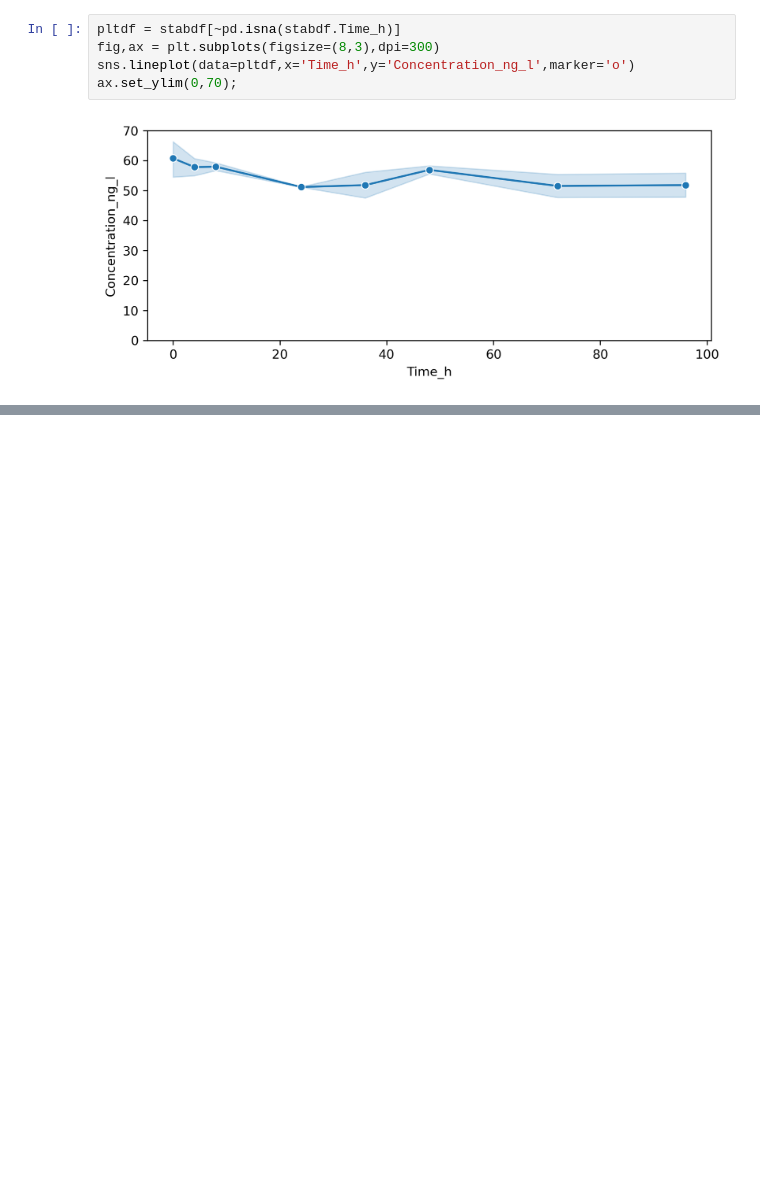
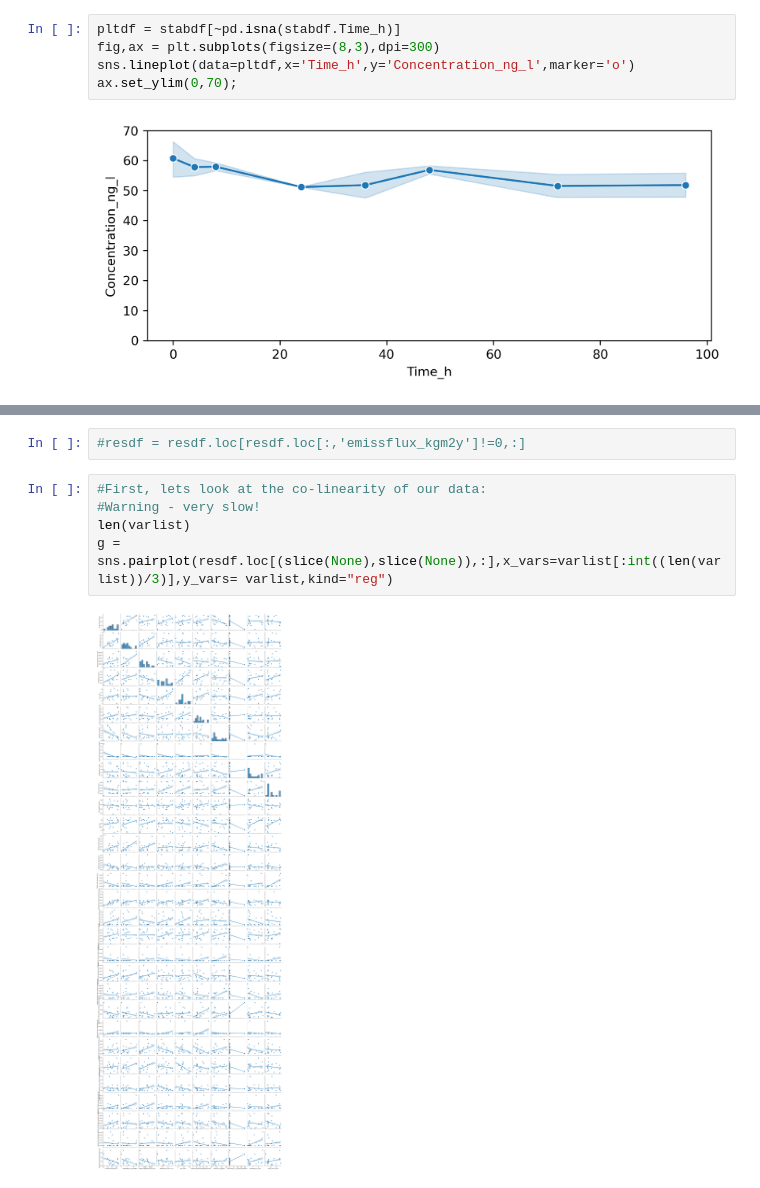
Before and after one commit to tfmrodge/CIVL562_EnvData, a Jupyter notebook: CIVL562_CourseMaterials.ipynb, the cells around one changed output, grey strips where cells are left out. Saved outputs shown, nothing was run; the diff lists cells and outputs as text; blank space fills up the shorter version.

Commit message:
20241017_lecture
Data for lecture 12

```diff
--- a/CIVL562_CourseMaterials.ipynb
+++ b/CIVL562_CourseMaterials.ipynb
@@ -460,0 +511,9 @@ ax.set_ylim(0,70);
+# %%
+#resdf = resdf.loc[resdf.loc[:,'emissflux_kgm2y']!=0,:]
+# %%
+#First, lets look at the co-linearity of our data:
+#Warning - very slow!
+len(varlist)
+g = sns.pairplot(resdf.loc[(slice(None),slice(None)),:],x_vars=varlist[:int((len(varlist))/3)],y_vars= varlist,kind="reg")
+# %% [output]
+[figure, added]
```
Also changed, not shown: parts of 8 cells of this notebook, 4 other files.
